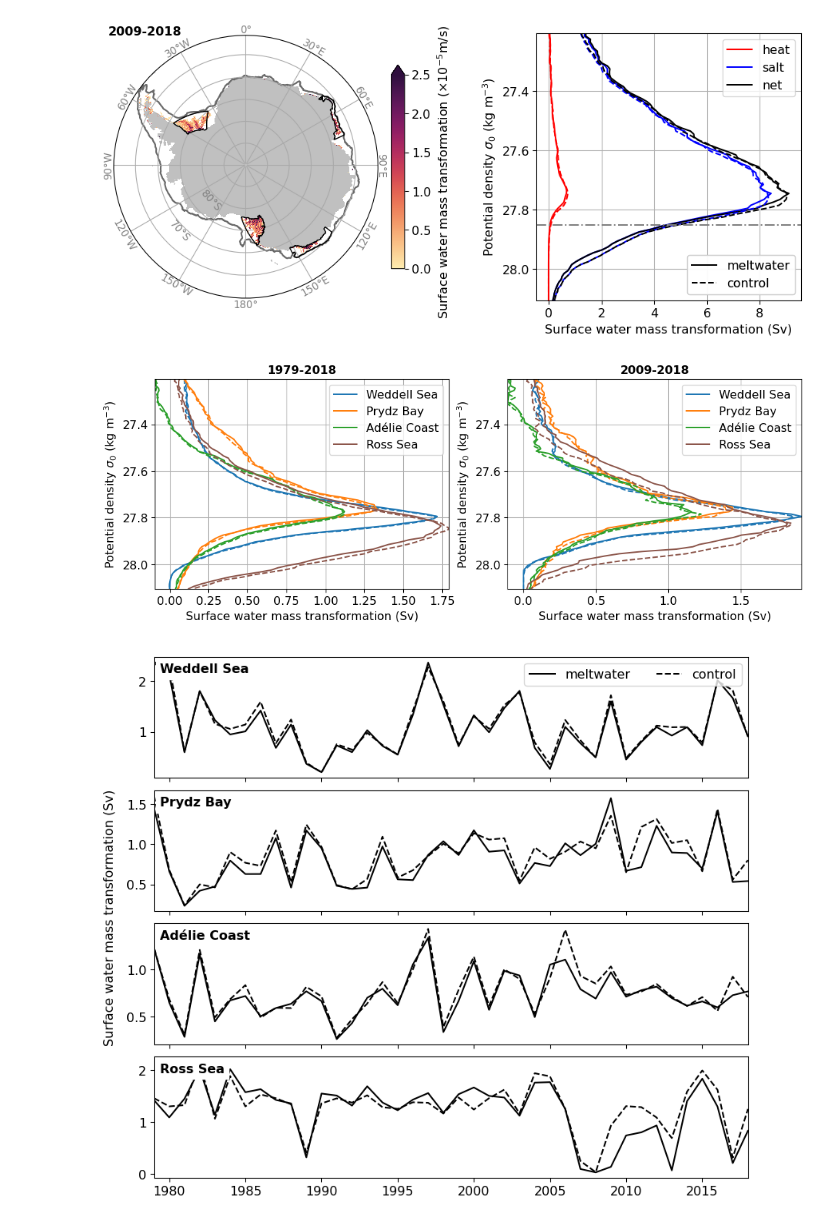
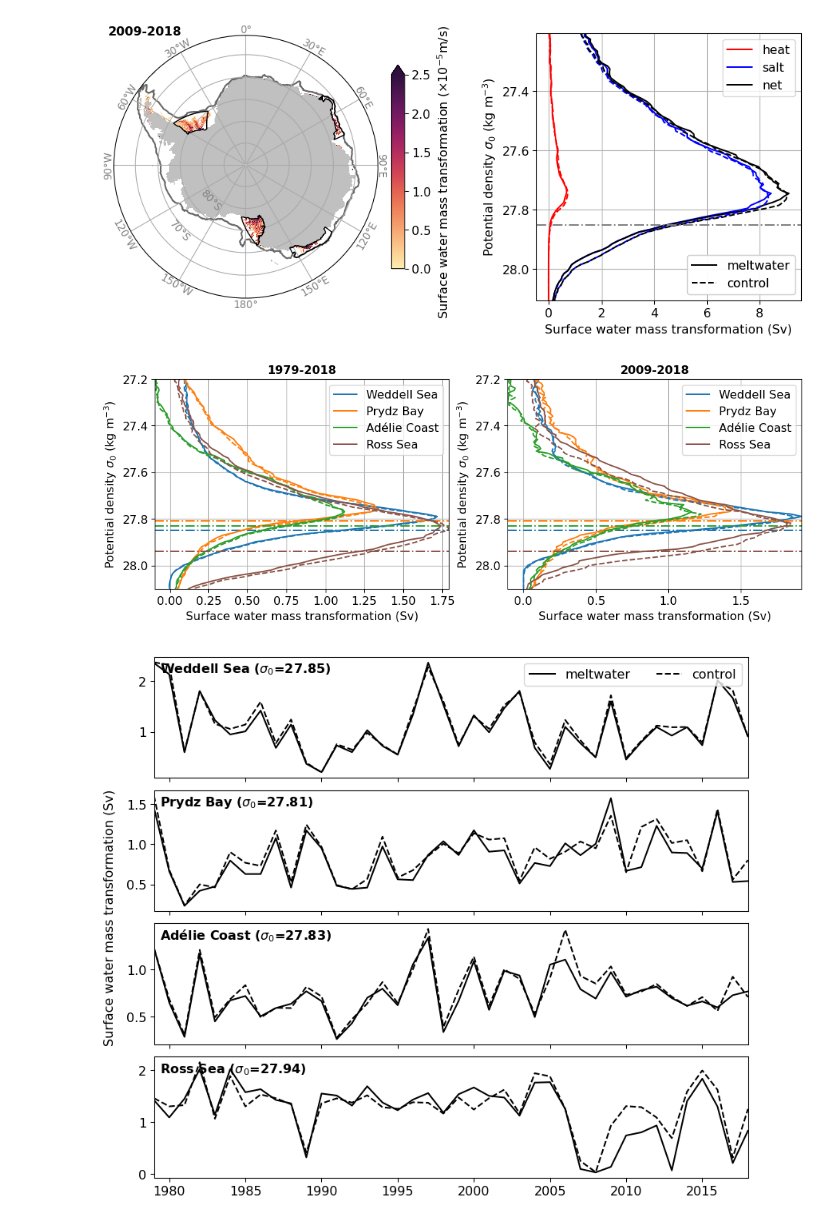
Before and after one commit to adele-morrison/IAF-meltwater, a Jupyter notebook: notebooks/SWMT_plots.ipynb, the cells around one changed output. Saved outputs shown, nothing was run; the diff lists cells and outputs as text; code cells hidden in the pictures.

Commit message:
included chosen density in Fig. of SWMT in all densities for each formation region

```diff
--- a/notebooks/SWMT_plots.ipynb
+++ b/notebooks/SWMT_plots.ipynb
@@ -181,6 +185,8 @@ if os.path.exists(path_output + filename) is False:
             exp_melt + '_' + frequency[0:3:2] + '_' + str(year) + '.nc')
 
 ds_SWMT_DSW = xr.open_mfdataset(path_output + filename)
+ds_SWMT_DSW['isopycnal_bins'] = ds_SWMT_DSW.isopycnal_bins - .5*(
+    ds_SWMT_DSW.isopycnal_bins[1]-ds_SWMT_DSW.isopycnal_bins[0])  # upper boundary of sig0 bin
 ds_SWMT_DSW = yearly_mean(ds_SWMT_DSW).compute()
 
 SWMT_heat_DSW = ds_SWMT_DSW.binned_heat_transformation_in_AABW_region
@@ -203,6 +209,8 @@ if os.path.exists(path_output + filename) is False:
             exp_ctrl + '_' + frequency[0:3:2] + '_' + str(year) + '.nc')
 
 ds_SWMT_ctrl_DSW = xr.open_mfdataset(path_output + filename)
+ds_SWMT_ctrl_DSW['isopycnal_bins'] = ds_SWMT_ctrl_DSW.isopycnal_bins - .5*(
+    ds_SWMT_ctrl_DSW.isopycnal_bins[1]-ds_SWMT_ctrl_DSW.isopycnal_bins[0])  # upper boundary of sig0 bin
 ds_SWMT_ctrl_DSW = yearly_mean(ds_SWMT_ctrl_DSW).compute()
 
 SWMT_ctrl_heat_DSW = ds_SWMT_ctrl_DSW.binned_heat_transformation_in_AABW_region
@@ -444,38 +452,40 @@ for a, area_text in enumerate(DSW_region['name']):
     plt.plot(
         SWMT_ctrl_DSW.sel(area=area_text).mean('time'), SWMT_ctrl_DSW.isopycnal_bins,
         color=col[a], linestyle='--')
+    plt.axhline(SWMT_DSW_sig0_bin[a], color=col[a], linestyle='-.')
 plt.gca().invert_yaxis()
 plt.autoscale(enable=True, axis='both', tight=True)
 plt.grid()
 plt.legend()
 
 plt.xlabel('Surface water mass transformation (Sv)')
 plt.ylabel('Potential density $\sigma_0$ (kg m$^{-3}$)')
 plt.title('1979-2018', fontweight='bold')
 
 plt.subplot(1, 2, 2)
 for a, area_text in enumerate(DSW_region['name']):
     plt.plot(
         SWMT_DSW.sel(area=area_text, time=slice(2009, 2018)).mean('time'),
         SWMT_DSW.isopycnal_bins,
         color=col[a], label=DSW_region['name_long'][a])
     plt.plot(
         SWMT_ctrl_DSW.sel(area=area_text, time=slice(2009, 2018)).mean('time'),
         SWMT_ctrl_DSW.isopycnal_bins,
         color=col[a], linestyle='--')
+    plt.axhline(SWMT_DSW_sig0_bin[a], color=col[a], linestyle='-.')
 plt.gca().invert_yaxis()
 plt.autoscale(enable=True, axis='both', tight=True)
 plt.grid()
 plt.legend()
 
 plt.xlabel('Surface water mass transformation (Sv)')
 plt.ylabel('Potential density $\sigma_0$ (kg m$^{-3}$)')
 plt.title('2009-2018', fontweight='bold')
 
 
 plt.show()
 # %% [output]
-[figure, old version]
+[figure, new version]
 # %%
 fig = plt.figure(figsize=(10, 9))
 plt.subplots_adjust(hspace=0.1)
@@ -487,8 +497,9 @@ for a, area_text in enumerate(DSW_region['name']):
     plt.plot(SWMT_ctrl_DSW_yr.time, SWMT_ctrl_DSW_yr.sel(area=area_text),
              color='k', linestyle='--', label='control')
 
-    plt.text(0.01, 0.87, DSW_region['name_long'][a],
-             fontweight='bold', backgroundcolor='w', transform=plt.gca().transAxes)
+    plt.text(0.01, 0.87, DSW_region['name_long'][a] + ' ($\sigma_0$=' +
+             str(np.round(SWMT_DSW_sig0_bin[a].values, 2)) + ')',
+             fontweight='bold', transform=plt.gca().transAxes)
     plt.autoscale(enable=True, axis='x', tight=True)
     if a == 0:
         plt.legend(ncol=2, loc='upper right')
@@ -502,4 +513,4 @@ ax.set_ylabel('Surface water mass transformation (Sv)', labelpad=10)
 
 plt.show()
 # %% [output]
-[figure, old version]
+[figure, new version]
```
Also changed, not shown: parts of 2 cells of this notebook.
